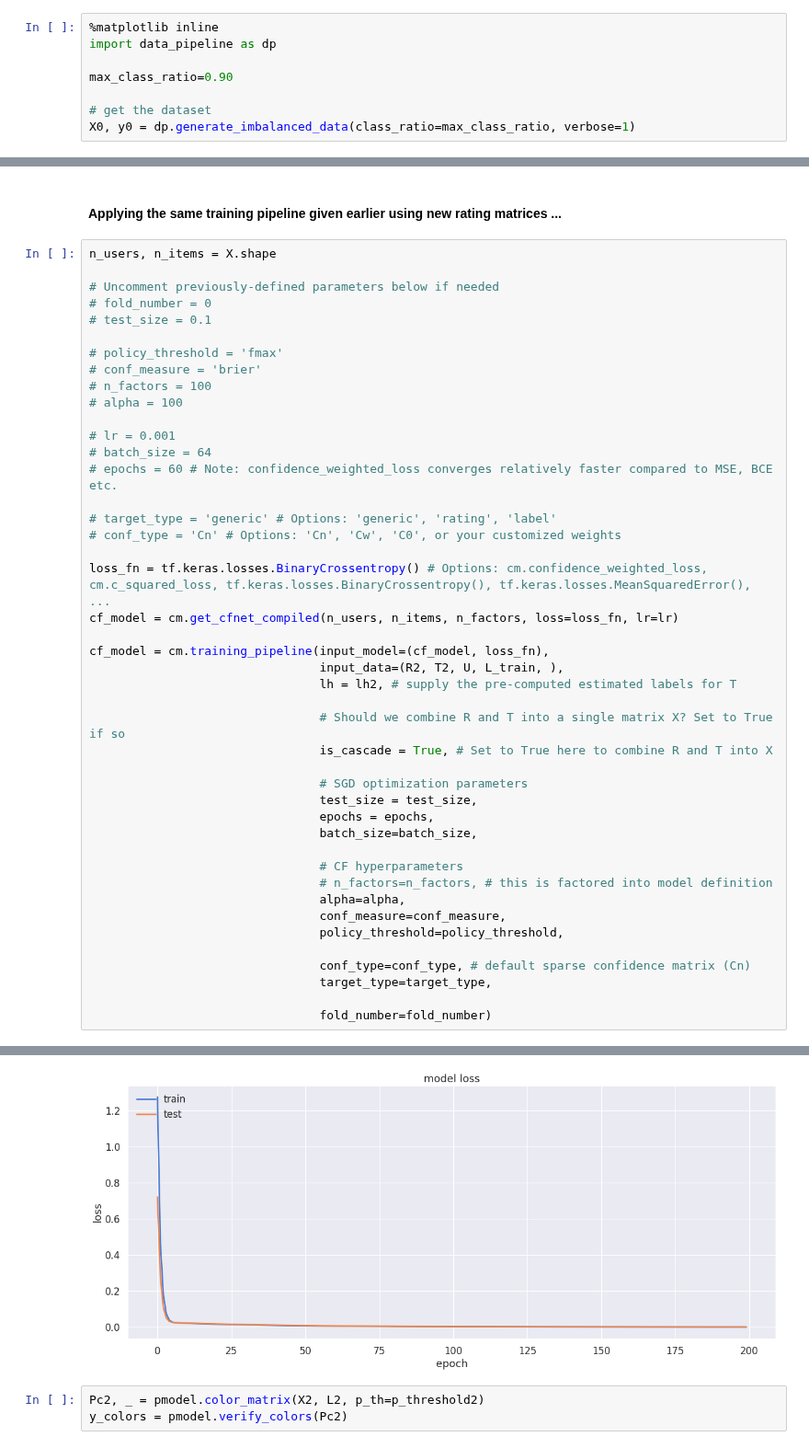
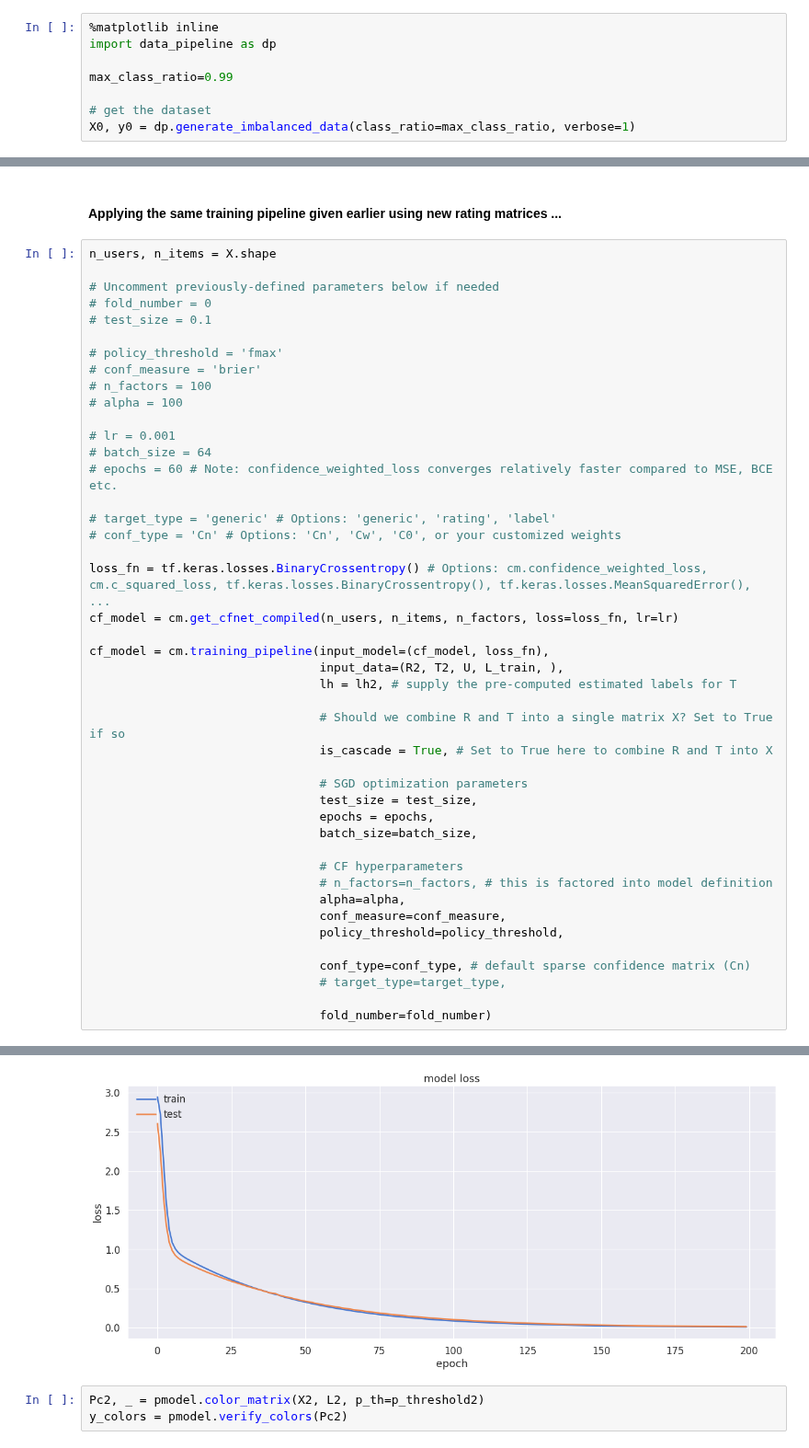
Before and after one commit to pleiadian53/cf_ensemble, a Jupyter notebook: Demo-CF-Stacking-part4.ipynb, the cells around one changed output, grey strips where cells are left out. Shown at 92% size. Saved outputs shown, nothing was run; the diff lists cells and outputs as text.

```diff
--- a/Demo-CF-Stacking-part4.ipynb
+++ b/Demo-CF-Stacking-part4.ipynb
@@ -123,7 +123,7 @@ np.set_printoptions(precision=3, edgeitems=5, suppress=True)
 %matplotlib inline
 import data_pipeline as dp
 
-max_class_ratio=0.90
+max_class_ratio=0.99
 
 # get the dataset
 X0, y0 = dp.generate_imbalanced_data(class_ratio=max_class_ratio, verbose=1)
@@ -563,7 +562,7 @@ cf_model = cm.training_pipeline(input_model=(cf_model, loss_fn),
                                 policy_threshold=policy_threshold,
 
                                 conf_type=conf_type, # default sparse confidence matrix (Cn)
-                                target_type=target_type,
+                                # target_type=target_type,
 
                                 fold_number=fold_number)
 # %% [output]
@@ -587,4 +586,4 @@ Epoch 200/200
-[figure, old version]
+[figure, new version]
 # %%
 Pc2, _ = pmodel.color_matrix(X2, L2, p_th=p_threshold2)
 y_colors = pmodel.verify_colors(Pc2)
```
Also changed, not shown: parts of 14 cells of this notebook, 7 other files.
